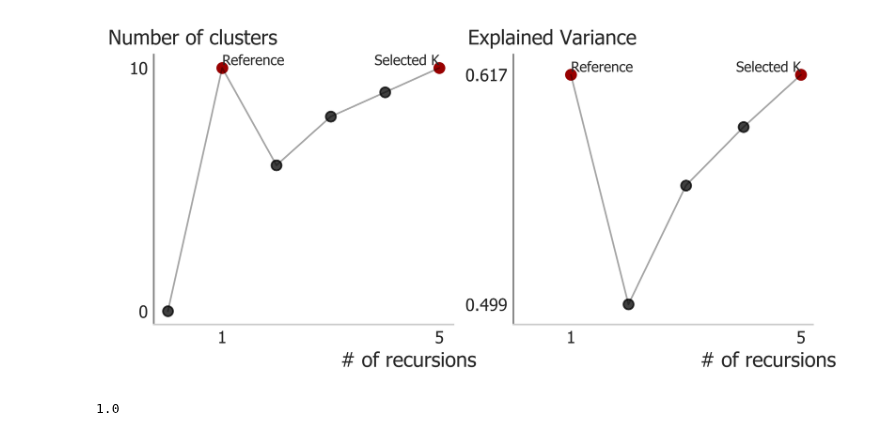
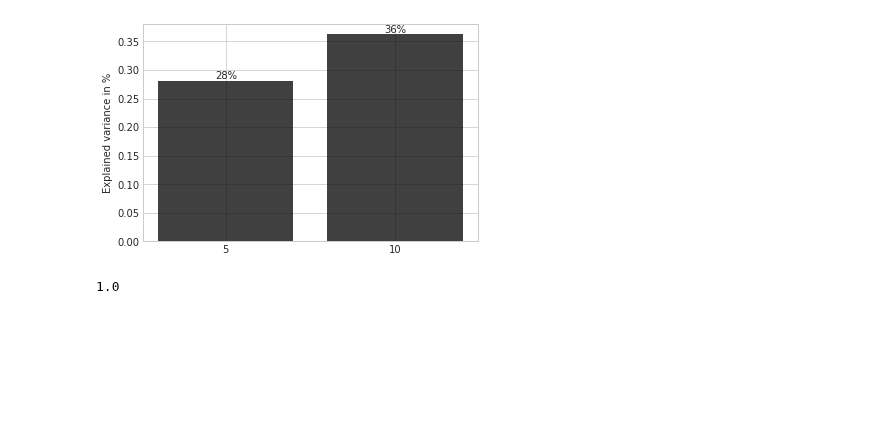
Before and after one commit to cbg-ethz/pybda, a Jupyter notebook: analysis/notebooks/plot_kmeans_fit.ipynb, the cells around one changed output. Cells and saved outputs as stored; diff of their text form; code cells hidden in the pictures; blank space fills up the shorter version.

```diff
--- a/analysis/notebooks/plot_kmeans_fit.ipynb
+++ b/analysis/notebooks/plot_kmeans_fit.ipynb
@@ -62,66 +17,20 @@ tab["explained_variance"].values[2]
-# %%
-plt.style.use(["seaborn-whitegrid"])
-plt.rcParams['font.family'] = 'sans-serif'
-plt.rcParams['font.sans-serif'] = ['Tahoma']
-
-fig = plt.figure(figsize=(7, 3), dpi=720)
-
-ax = plt.subplot(221)
-ax.spines["top"].set_visible(False)
-ax.spines["right"].set_visible(False)
-ax.spines['left'].set_color('grey')
-ax.xaxis.set_label_coords(x=.85, y=-0.1)
-ax.yaxis.set_ticks([min_model["k"].values, selected_model["k"].values, reference_model["k"].values])
-ax.yaxis.set_label_coords(x=-0.05, y=.885)
-ax.xaxis.set_ticks([1, tab["Iteration"].values[-1]])
-ax.grid(linestyle="")
-
-plt.scatter(tab["Iteration"].values, tab["k"].values, color="black", alpha=.75)
-plt.plot(tab["Iteration"].values, tab["k"].values, color="black", alpha=.35, lw=1)
-plt.scatter(reference_model["Iteration"].values, reference_model["k"].values, color="#990000", alpha=1)
-plt.scatter(selected_model["Iteration"].values, selected_model["k"].values, color="#990000", alpha=1)
-
-ax.text(reference_model["Iteration"].values , reference_model["k"].values, "Reference", ha="left", va="bottom", fontsize="smaller")
-ax.text(selected_model["Iteration"].values, selected_model["k"].values, "Selected K", ha="right", va="bottom", fontsize="smaller")
-
-xmin, xmax = ax.get_xlim()
-ymin, ymax = ax.get_ylim()
-
-plt.xlabel("# of recursions", fontsize=12)
-plt.ylabel("", fontsize=15)
-plt.title("Number of clusters", x=0.13, fontsize=12)
-
-ax = plt.subplot(222)
-ax.spines["top"].set_visible(False)
-ax.spines["right"].set_visible(False)
-ax.spines['left'].set_color('grey')
-ax.xaxis.set_label_coords(x=.85, y=-0.1)
-ax.yaxis.set_ticks([tab["explained_variance"].values[2],
-                    selected_model["explained_variance"].values,
-                    reference_model["explained_variance"].values])
-ax.yaxis.set_label_coords(x=-0.05, y=.885)
-ax.grid(linestyle="")
-
-plt.scatter(tab["Iteration"].values[1:], tab["explained_variance"].values[1:], color="black", alpha=.75)
-plt.plot(tab["Iteration"].values[1:], tab["explained_variance"].values[1:], color="black", alpha=.35, lw=1)
-plt.scatter(reference_model["Iteration"].values, reference_model["explained_variance"].values, color="#990000", alpha=1)
-plt.scatter(selected_model["Iteration"].values, selected_model["explained_variance"].values, color="#990000", alpha=1)
-
-ax.text(reference_model["Iteration"].values , reference_model["explained_variance"].values, "Reference", ha="left", va="bottom", fontsize="smaller")
-ax.text(selected_model["Iteration"].values, selected_model["explained_variance"].values, "Selected K", ha="right", va="bottom", fontsize="smaller")
-
-ax.set_xlim([0, ax.get_xlim()[1]])
-ax.xaxis.set_ticks([1, tab["Iteration"].values[-1]])
-xmin, xmax = ax.get_xlim()
-ymin, ymax = ax.get_ylim()
-
-plt.xlabel("# of recursions", fontsize=12)
-plt.ylabel("", fontsize=15)
-plt.title("Explained Variance", x=0.13, fontsize=12)
-plt.subplots_adjust(bottom=-.75)
-plt.savefig("/Users/simondi/Desktop/blub.png")
-# %% [output]
-[figure, removed]
+# %%
+plt.style.use(["seaborn-whitegrid"])
+plt.rcParams['font.family'] = 'sans-serif'
+plt.rcParams['font.sans-serif'] = ['Tahoma']
+
+
+fig, ax = plt.subplots()
+ax.set_ylabel('#clusters')
+ax.set_ylabel('Explained variance in %')
+bar = plt.bar(list(map(str, tab["k"].values)), tab["explained_variance"].values, color="black", alpha=.75)
+for rect in bar:
+    height = rect.get_height()
+    plt.text(rect.get_x() + rect.get_width()/2.0, height, '{}%'.format(int(float(height) * 100)), ha='center', va='bottom')
+
+plt.show()
+# %% [output]
+[figure, added]
 # %%
 ax.get_xlim()[1]
 # %% [output]
```
Also changed, not shown: parts of 9 cells of this notebook, 2 other files.
